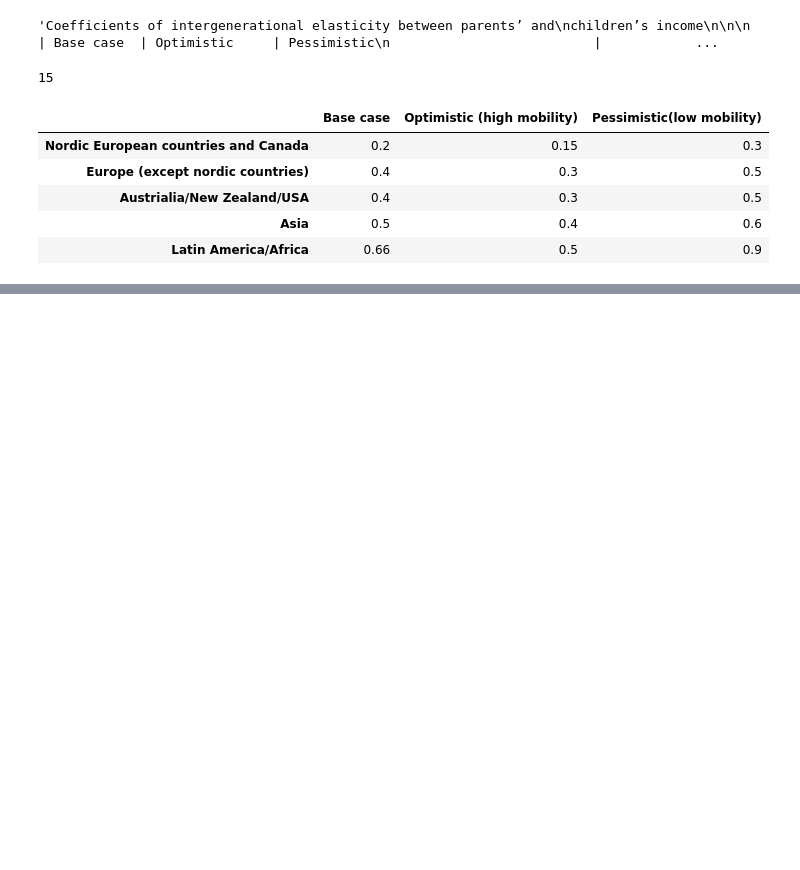
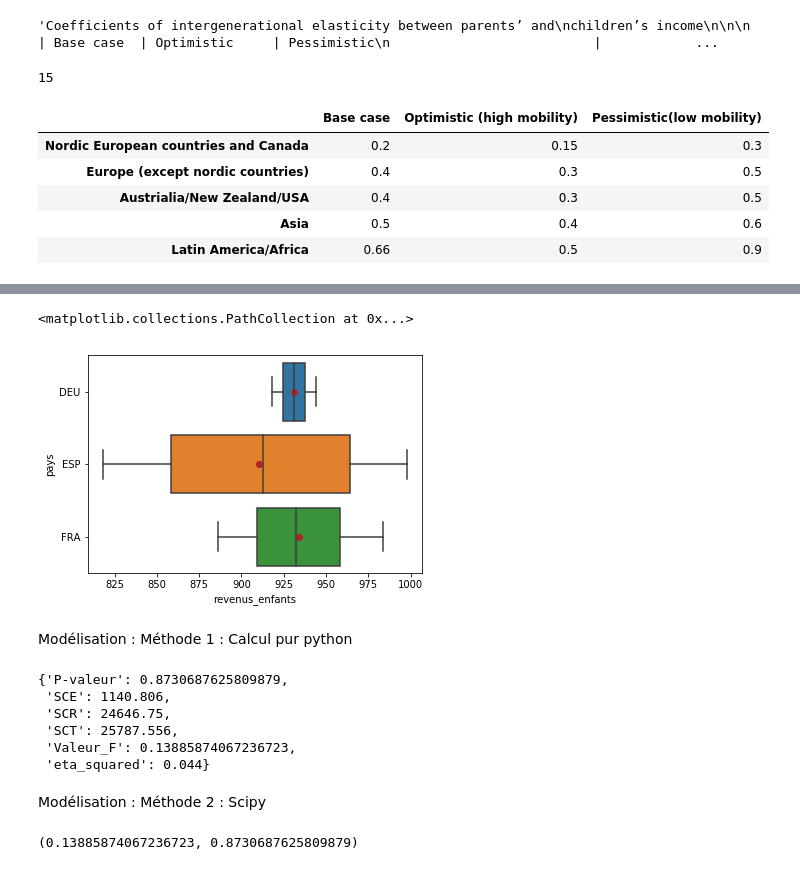
Before and after one commit to Silvock/project_7_income_predict, a Jupyter notebook: notebook/Exercice.ipynb, the cells around one changed output, grey strips where cells are left out. Cells and saved outputs as stored; diff of their text form; code cells hidden in the pictures; blank space fills up the shorter version.

```diff
--- a/notebook/Exercice.ipynb
+++ b/notebook/Exercice.ipynb
@@ -688,0 +773,10 @@ df_coef
+# %%
+moyennes = sous_echantillon.groupby(X).mean().reset_index()
+# %%
+sns.boxplot(y=X,x=Y,data=sous_echantillon,order=moyennes[X])
+plt.scatter(y=moyennes[X],x=moyennes[Y].values,color='firebrick')
+# %% [output]
+<matplotlib.collections.PathCollection at 0x...>
+[figure, added]
+# %% [markdown]
+Modélisation : Méthode 1 : Calcul pur python
@@ -688,0 +827,18 @@ df_coef
+# %%
+eta_squared(X,Y,sous_echantillon)
+# %% [output]
+{'P-valeur': 0.8730687625809879,
+ 'SCE': 1140.806,
+ 'SCR': 24646.75,
+ 'SCT': 25787.556,
+ 'Valeur_F': 0.13885874067236723,
+ 'eta_squared': 0.044}
+# %% [markdown]
+Modélisation : Méthode 2 : Scipy
+# %%
+from scipy import stats
+
+F, p = stats.f_oneway(groupes[0],groupes[1],groupes[2])
+F,p
+# %% [output]
+(0.13885874067236723, 0.8730687625809879)
```
Also changed, not shown: parts of 68 cells of this notebook, 1 other file.
